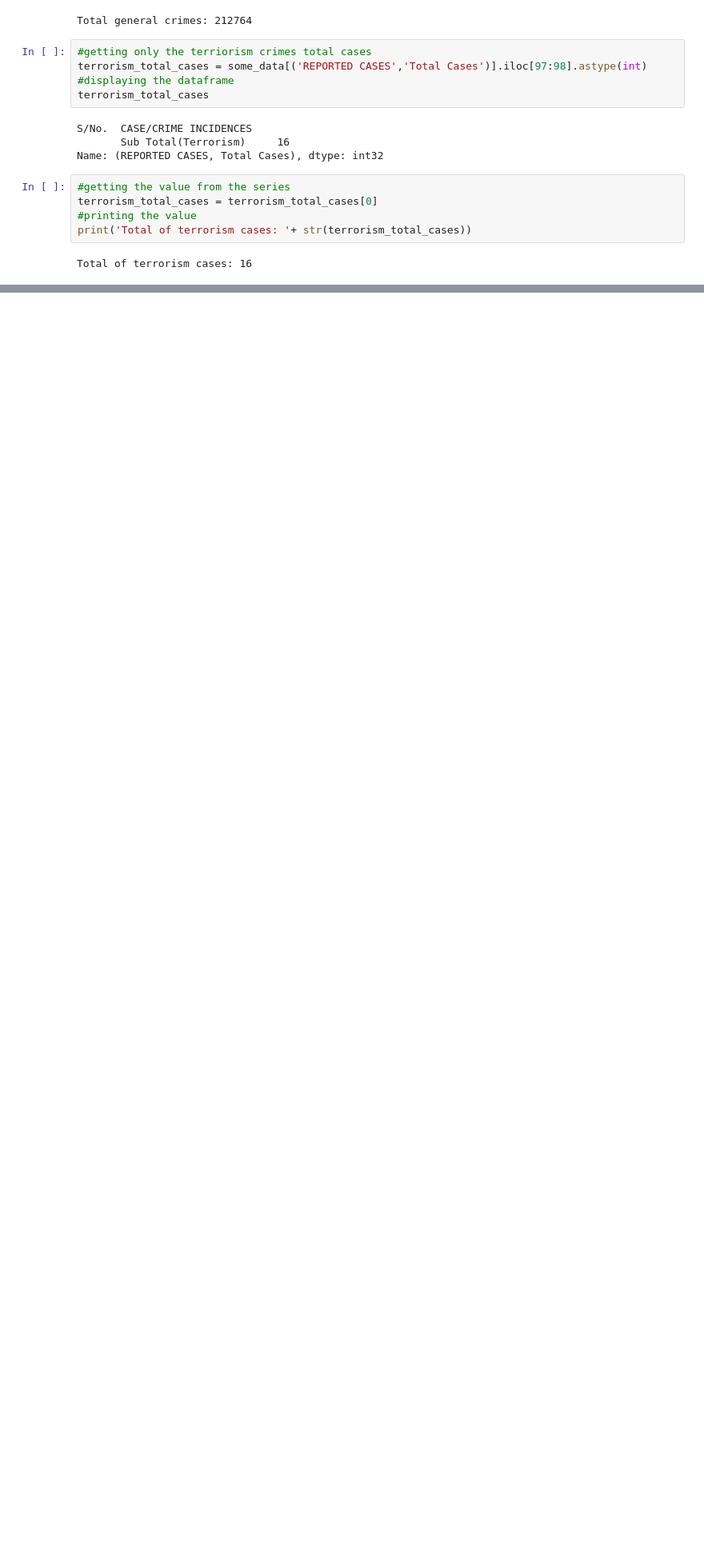
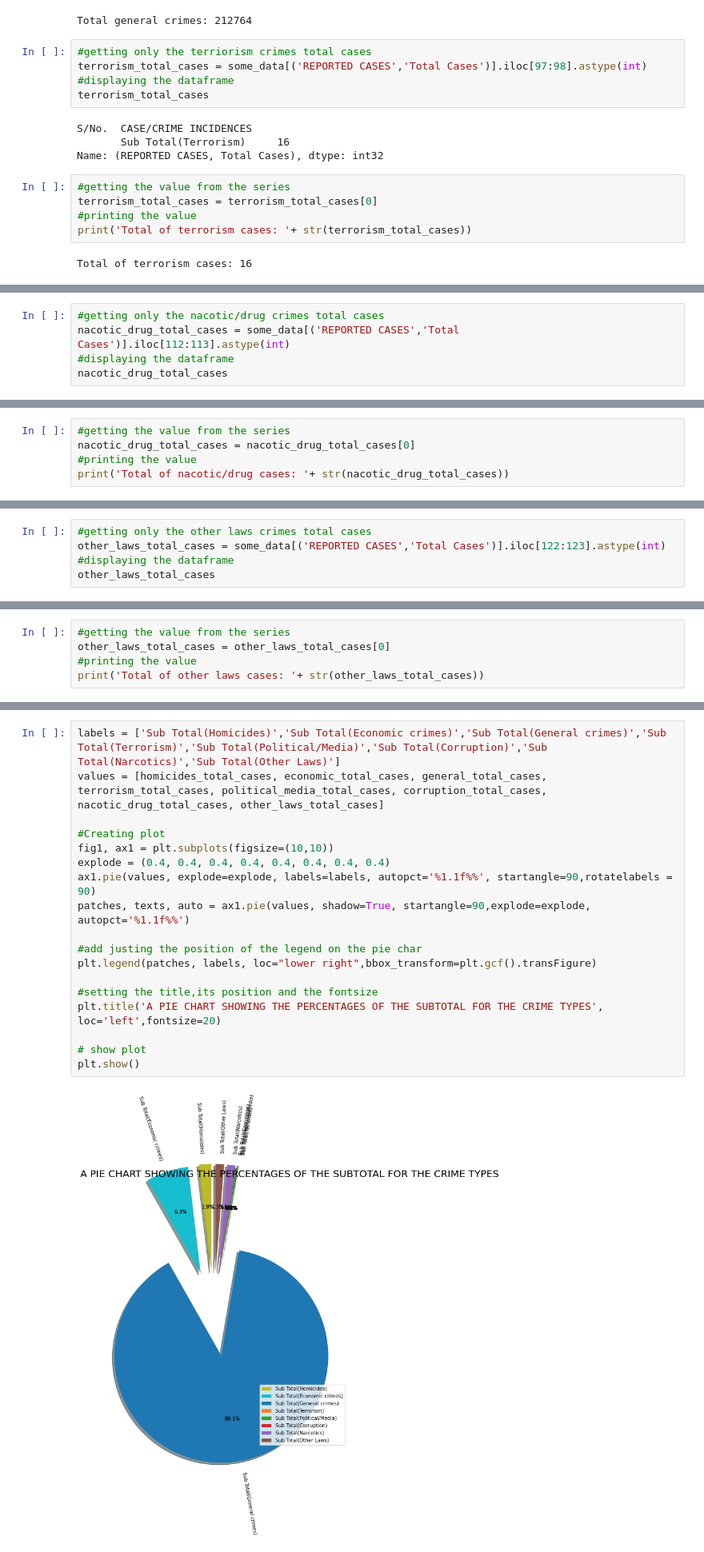
Before and after one commit to recess-group-e1-Data-science/PythonDataScience, a Jupyter notebook: CRIME SUMMARY/Criminal Summary.ipynb, the cells around one changed output, grey strips where cells are left out. Shown at 80% size. Cells and saved outputs as stored; diff of their text form; blank space fills up the shorter version.

Commit message:
Update:updated homicides and crime summary

```diff
--- a/CRIME SUMMARY/Criminal Summary.ipynb
+++ b/CRIME SUMMARY/Criminal Summary.ipynb
@@ -393,0 +426,5 @@ Total of terrorism cases: 16
+# %%
+#getting only the nacotic/drug crimes total cases
+nacotic_drug_total_cases = some_data[('REPORTED CASES','Total Cases')].iloc[112:113].astype(int)
+#displaying the dataframe
+nacotic_drug_total_cases
@@ -393,0 +435,5 @@ Total of terrorism cases: 16
+# %%
+#getting the value from the series
+nacotic_drug_total_cases = nacotic_drug_total_cases[0]
+#printing the value
+print('Total of nacotic/drug cases: '+ str(nacotic_drug_total_cases))
@@ -393,0 +442,5 @@ Total of terrorism cases: 16
+# %%
+#getting only the other laws crimes total cases
+other_laws_total_cases = some_data[('REPORTED CASES','Total Cases')].iloc[122:123].astype(int)
+#displaying the dataframe
+other_laws_total_cases
@@ -393,0 +451,5 @@ Total of terrorism cases: 16
+# %%
+#getting the value from the series
+other_laws_total_cases = other_laws_total_cases[0]
+#printing the value
+print('Total of other laws cases: '+ str(other_laws_total_cases))
@@ -393,0 +458,20 @@ Total of terrorism cases: 16
+# %%
+labels = ['Sub Total(Homicides)','Sub Total(Economic crimes)','Sub Total(General crimes)','Sub Total(Terrorism)','Sub Total(Political/Media)','Sub Total(Corruption)','Sub Total(Narcotics)','Sub Total(Other Laws)']
+values = [homicides_total_cases, economic_total_cases, general_total_cases, terrorism_total_cases, political_media_total_cases, corruption_total_cases, nacotic_drug_total_cases, other_laws_total_cases]
+
+#Creating plot
+fig1, ax1 = plt.subplots(figsize=(10,10))
+explode = (0.4, 0.4, 0.4, 0.4, 0.4, 0.4, 0.4, 0.4)
+ax1.pie(values, explode=explode, labels=labels, autopct='%1.1f%%', startangle=90,rotatelabels = 90)
+patches, texts, auto = ax1.pie(values, shadow=True, startangle=90,explode=explode, autopct='%1.1f%%')
+
+#add justing the position of the legend on the pie char
+plt.legend(patches, labels, loc="lower right",bbox_transform=plt.gcf().transFigure)
+
+#setting the title,its position and the fontsize
+plt.title('A PIE CHART SHOWING THE PERCENTAGES OF THE SUBTOTAL FOR THE CRIME TYPES', loc='left',fontsize=20)
+
+# show plot
+plt.show()
+# %% [output]
+[figure, added]
```
Also changed, not shown: parts of 25 cells of this notebook.
